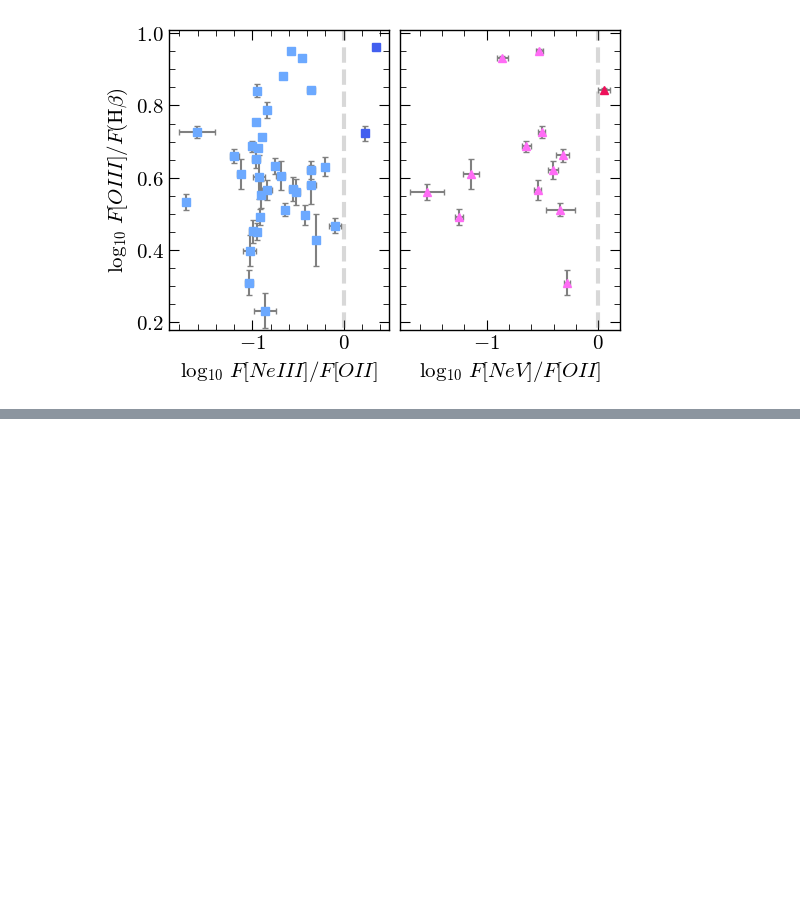
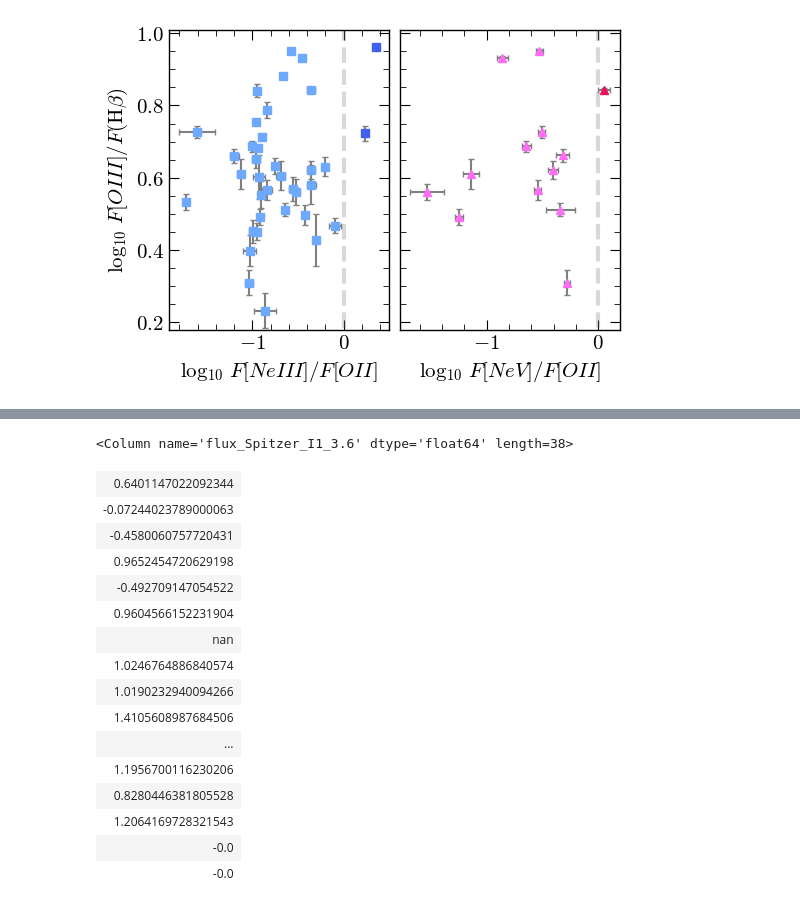
Before and after one commit to 0hardytom/eelgs, a Jupyter notebook: notebooks/xmas/catalogue_analysis/analysis2.ipynb, the cells around one changed output, grey strips where cells are left out. Drawn from its saved outputs; the diff is of its cells as text; code cells hidden in the pictures; blank space fills up the shorter version.

```diff
--- a/notebooks/xmas/catalogue_analysis/analysis2.ipynb
+++ b/notebooks/xmas/catalogue_analysis/analysis2.ipynb
@@ -417,0 +423,20 @@ fig.savefig(f'figs/AGN_diag.png', dpi=600, bbox_inches='tight')
+# %%
+colordiff
+# %% [output]
+<Column name='flux_Spitzer_I1_3.6' dtype='float64' length=38>
+| 0.6401147022092344 |
+| -0.07244023789000063 |
+| -0.4580060757720431 |
+| 0.9652454720629198 |
+| -0.492709147054522 |
+| 0.9604566152231904 |
+| nan |
+| 1.0246764886840574 |
+| 1.0190232940094266 |
+| 1.4105608987684506 |
+| ... |
+| 1.1956700116230206 |
+| 0.8280446381805528 |
+| 1.2064169728321543 |
+| -0.0 |
+| -0.0 |
```
Also changed, not shown: parts of 1 cell of this notebook.
